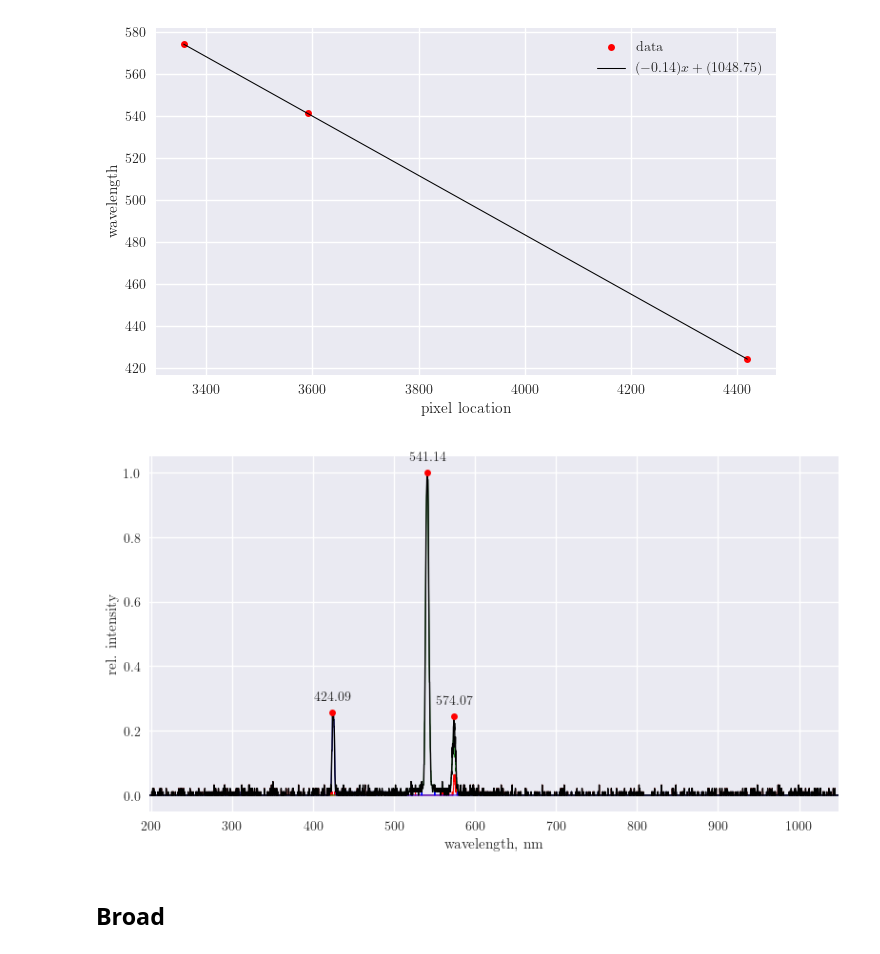
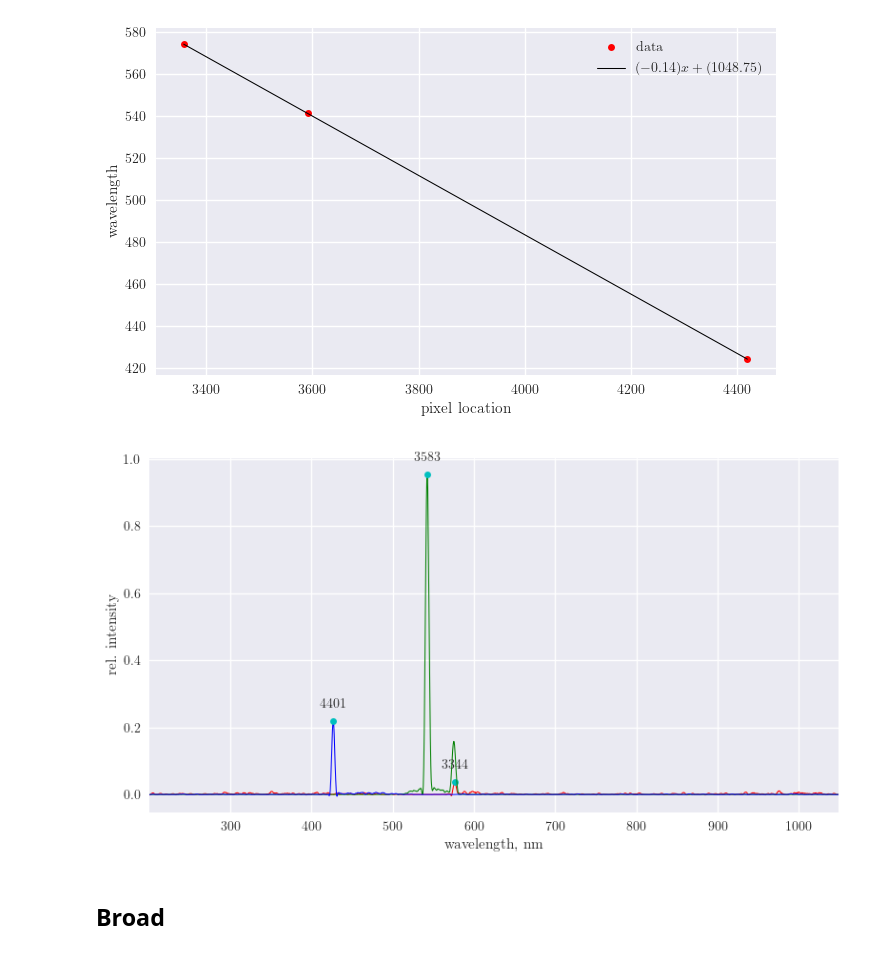
Before and after one commit to kvdomingo/AP187, a Jupyter notebook: Activity 9/187-9.ipynb, the cells around one changed output. Saved outputs shown, nothing was run; the diff lists cells and outputs as text; code cells hidden in the pictures.

```diff
--- a/Activity 9/187-9.ipynb
+++ b/Activity 9/187-9.ipynb
@@ -52,24 +152,27 @@ fig, ax = plt.subplots(2, 1, figsize=(6, 8))
 
 ax[0].imshow(Hg, aspect='auto')
 linescan = (Hg.shape[0]//2, Hg.shape[1]-16)
+green_max = Hg[linescan[0], :, 1].max()
 ax[0].hlines(linescan[0], 0, linescan[1], 'w', alpha=0.25)
 ax[0].axis('off')
 
-int_profile = (Hg.sum(axis=-1)[Hg.shape[0]//2]).astype(float)
-pk = peak.indexes(int_profile, thres=0.2, min_dist=15)
-ax[1].plot(int_profile/int_profile.max(), 'k', lw=0.75)
-ax[1].plot(pk, int_profile[pk]/int_profile.max(), 'ro', ms=5)
 for i, c in zip(range(Hg.shape[2]), ['r', 'g', 'b']):
-    ax[1].plot(Hg[linescan[0], :, i]/int_profile.max(), color=c, lw=0.75)
-for p in pk:
-    plt.text(p, int_profile[p]/int_profile.max()+0.05,
-             str(p),
-             horizontalalignment='center',
-             verticalalignment='center')
+    int_profile = Hg[linescan[0], :, i]
+    int_profile = sig.savgol_filter(int_profile, 51, 3)/green_max
+    pk = peak.indexes(int_profile, thres=0.5, min_dist=15)
+    ax[1].plot(int_profile, color=c, lw=0.75, label=c.capitalize())
+    ax[1].plot(pk, int_profile[pk], 'co', ms=5)
+    for p in pk:
+        plt.text(p, int_profile[p]+0.05,
+                 str(p),
+                 horizontalalignment='center',
+                 verticalalignment='center')
 ax[1].set_xlim(0, Hg.shape[1]-16)
 ax[1].set_xlabel('px')
 ax[1].set_ylabel('rel. intensity')
+ax[1].legend()
 
 plt.tight_layout()
+# plt.savefig('Hg_linescan.png', dpi=300, bbox_inches='tight')
 plt.show()
 # %% [output]
@@ -92,25 +196,26 @@ plt.show()
 # %% [output]
 [figure]
 # %%
-int_profile = Hg.sum(axis=-1)[Hg.shape[0]//2]
-pk = peak.indexes(int_profile.astype(int), thres=0.2, min_dist=15)
 wavelength = cal(np.arange(Hg.shape[1]))
 for i, c in zip(range(Hg.shape[2]), ['r', 'g', 'b']):
-    plt.plot(wavelength, Hg[linescan[0], :, i]/int_profile.max(), color=c, lw=0.75)
-plt.plot(wavelength, int_profile/int_profile.max(), 'k', lw=1)
-plt.plot(wavelength[pk], int_profile[pk]/int_profile.max(), 'ro', ms=5)
+    int_profile = Hg[linescan[0], :, i]
+    int_profile = sig.savgol_filter(int_profile, 51, 3)/green_max
+    pk = peak.indexes(int_profile, thres=0.5, min_dist=15)
+    plt.plot(wavelength, int_profile, color=c, lw=0.75, label=c.capitalize())
+    plt.plot(wavelength[pk], int_profile[pk], 'co', ms=5)
+    for p in pk:
+        plt.text(wavelength[p], int_profile[p]+0.05,
+                 str(p),
+                 horizontalalignment='center',
+                 verticalalignment='center')
 plt.xlim(wavelength.min(), wavelength.max())
 plt.xlabel('wavelength, nm')
 plt.ylabel('rel. intensity')
-for p in pk:
-    plt.text(wavelength[p], int_profile[p]/int_profile.max()+0.05,
-             '%.2f'%(wavelength[p]),
-             horizontalalignment='center',
-             verticalalignment='center')
 plt.tight_layout()
+# plt.savefig('Hg_calibrated.png', dpi=300, bbox_inches='tight')
 plt.show()
 # %% [output]
-[figure, old version]
+[figure, new version]
 # %% [markdown]
 ## Broad
 # %%
```
Also changed, not shown: parts of 19 cells of this notebook, 10 other files.
